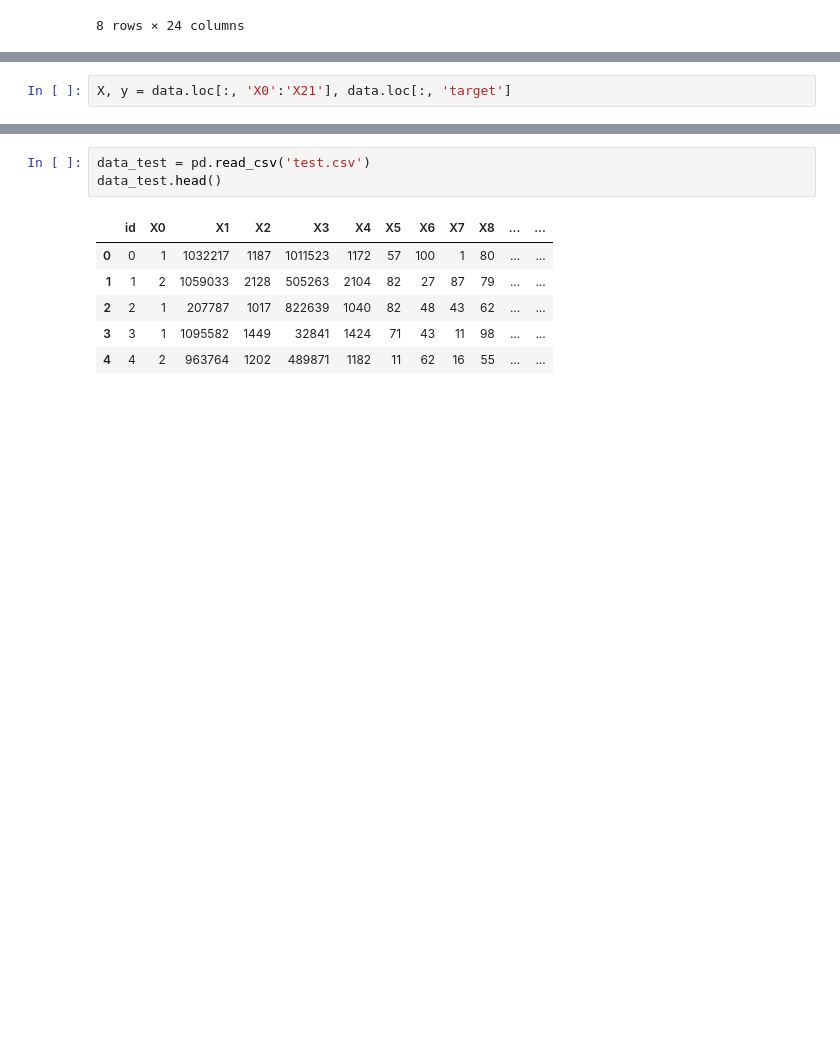
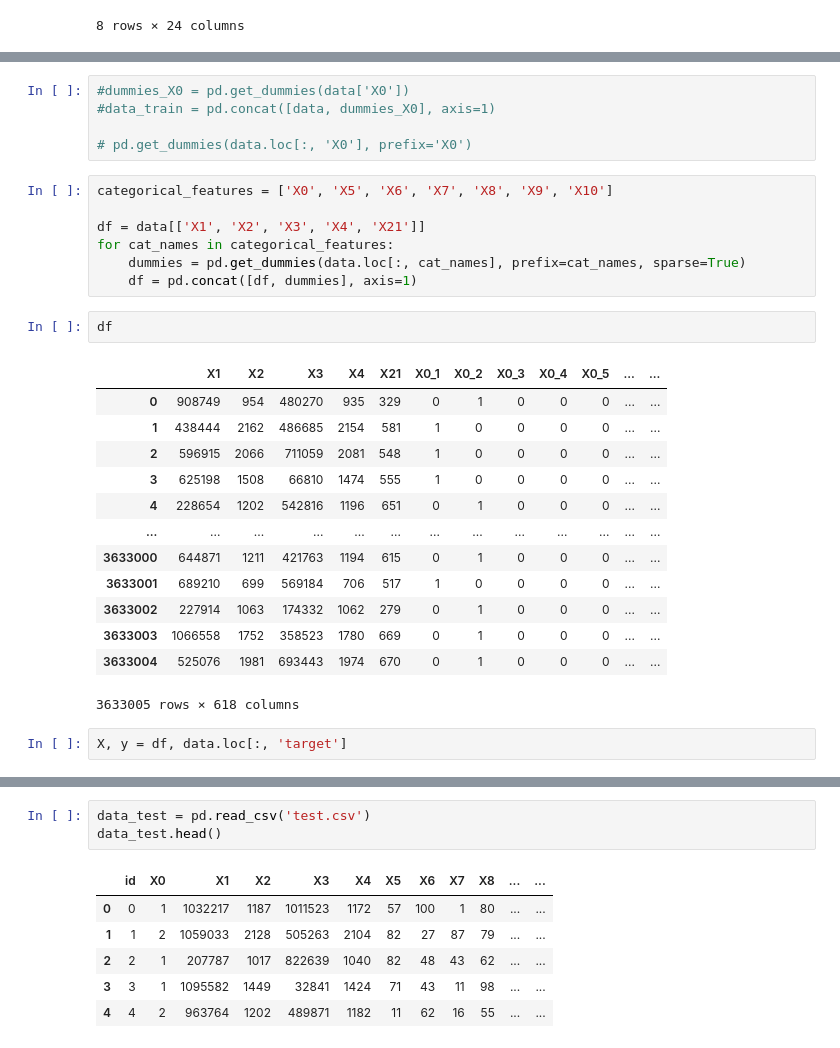
Before and after one commit to Yuriy-Kanygin/Ozon-Games, a Jupyter notebook: Ozone Games.ipynb, the cells around one changed output, grey strips where cells are left out. Saved outputs shown, nothing was run; the diff lists cells and outputs as text; blank space fills up the shorter version.

Commit message:
dummies for categorial

```diff
--- a/Ozone Games.ipynb
+++ b/Ozone Games.ipynb
@@ -37,5 +47,33 @@ data.describe()
+# %%
+#dummies_X0 = pd.get_dummies(data['X0'])
+#data_train = pd.concat([data, dummies_X0], axis=1)
+
+# pd.get_dummies(data.loc[:, 'X0'], prefix='X0')
+# %%
+categorical_features = ['X0', 'X5', 'X6', 'X7', 'X8', 'X9', 'X10']
+
+df = data[['X1', 'X2', 'X3', 'X4', 'X21']]
+for cat_names in categorical_features:
+    dummies = pd.get_dummies(data.loc[:, cat_names], prefix=cat_names, sparse=True)
+    df = pd.concat([df, dummies], axis=1)
+# %%
+df
+# %% [output]
+|  | X1 | X2 | X3 | X4 | X21 | X0_1 | X0_2 | X0_3 | X0_4 | X0_5 | ... | ... |
+| 0 | 908749 | 954 | 480270 | 935 | 329 | 0 | 1 | 0 | 0 | 0 | ... | ... |
+| 1 | 438444 | 2162 | 486685 | 2154 | 581 | 1 | 0 | 0 | 0 | 0 | ... | ... |
+| 2 | 596915 | 2066 | 711059 | 2081 | 548 | 1 | 0 | 0 | 0 | 0 | ... | ... |
+| 3 | 625198 | 1508 | 66810 | 1474 | 555 | 1 | 0 | 0 | 0 | 0 | ... | ... |
+| 4 | 228654 | 1202 | 542816 | 1196 | 651 | 0 | 1 | 0 | 0 | 0 | ... | ... |
+| ... | ... | ... | ... | ... | ... | ... | ... | ... | ... | ... | ... | ... |
+| 3633000 | 644871 | 1211 | 421763 | 1194 | 615 | 0 | 1 | 0 | 0 | 0 | ... | ... |
+| 3633001 | 689210 | 699 | 569184 | 706 | 517 | 1 | 0 | 0 | 0 | 0 | ... | ... |
+| 3633002 | 227914 | 1063 | 174332 | 1062 | 279 | 0 | 1 | 0 | 0 | 0 | ... | ... |
+| 3633003 | 1066558 | 1752 | 358523 | 1780 | 669 | 0 | 1 | 0 | 0 | 0 | ... | ... |
+| 3633004 | 525076 | 1981 | 693443 | 1974 | 670 | 0 | 1 | 0 | 0 | 0 | ... | ... |
+3633005 rows × 618 columns
 # %%
-X, y = data.loc[:, 'X0':'X21'], data.loc[:, 'target']
+X, y = df, data.loc[:, 'target']
 # %%
 print(f'X shape = {X.shape}','\n', f'y shape = {y.shape}')
 # %% [output]
```
Also changed, not shown: parts of 28 cells of this notebook, 1 other file.
